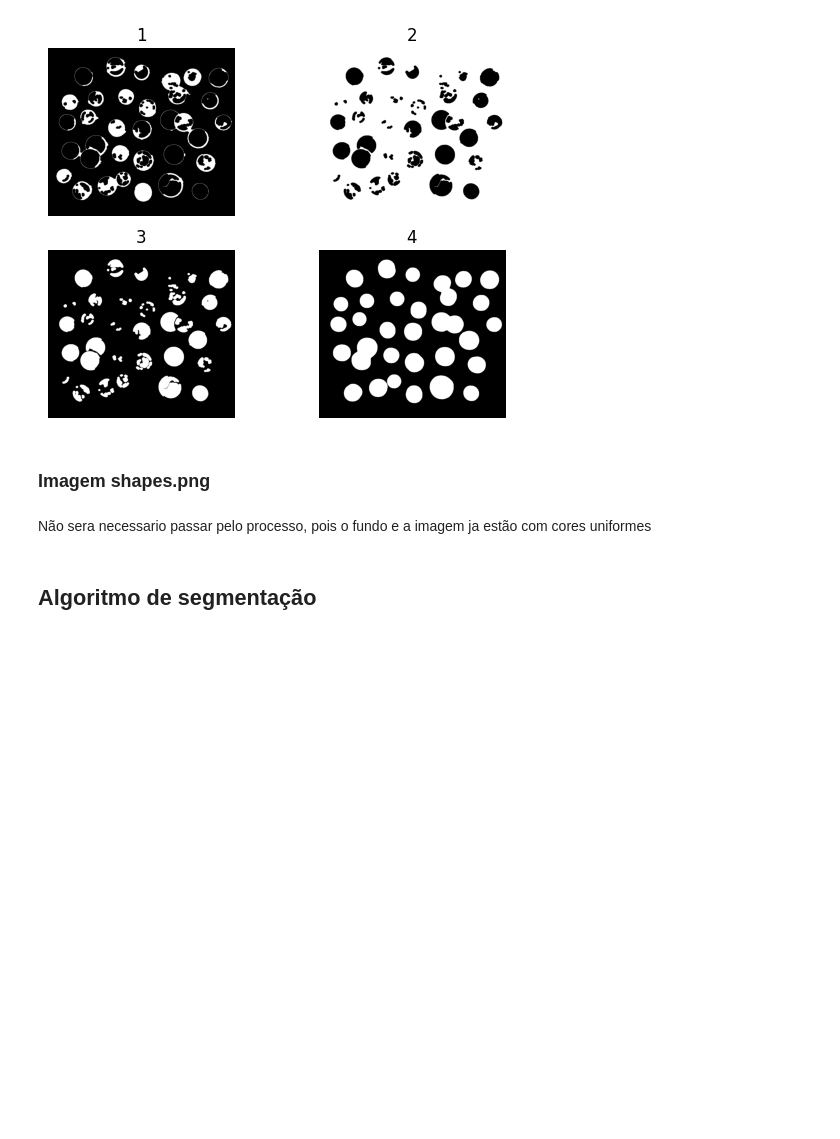
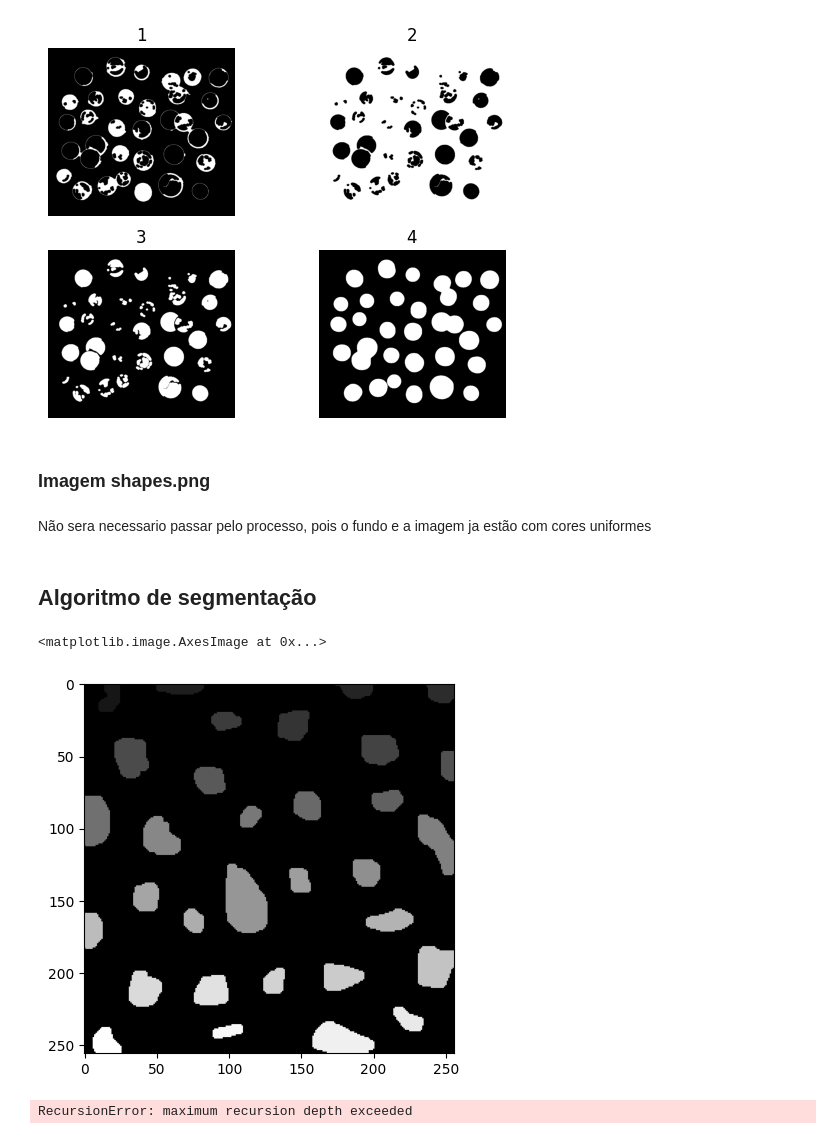
Before and after one commit to DiegogMagalhaes/PDI-Rep, a Jupyter notebook: Trabalho Pratico 4/Trabalho Pratico 4.ipynb, the cells around one changed output. Drawn from its saved outputs; the diff is of its cells as text; code cells hidden in the pictures; blank space fills up the shorter version.

```diff
--- a/Trabalho Pratico 4/Trabalho Pratico 4.ipynb
+++ b/Trabalho Pratico 4/Trabalho Pratico 4.ipynb
@@ -103,0 +160,11 @@ Não sera necessario passar pelo processo, pois o fundo e a imagem ja estão com
+# %%
+img_nova = percorrer_tudo(foreground_img_bolhas)
+# %%
+plt.imshow(img_nova, cmap="gray")
+# %% [output]
+<matplotlib.image.AxesImage at 0x...>
+[figure, added]
+# %%
+img_nova_2 = percorrer_tudo(foreground_img_coins)
+# %% [output]
+RecursionError: maximum recursion depth exceeded
```
Also changed, not shown: parts of 3 cells of this notebook.
